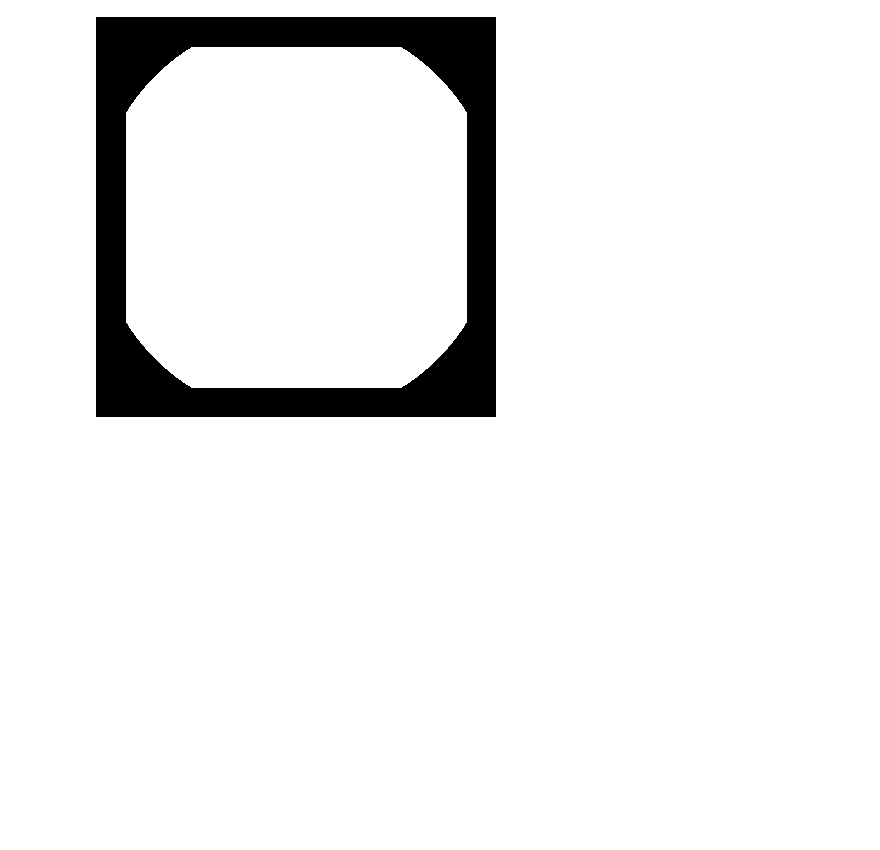
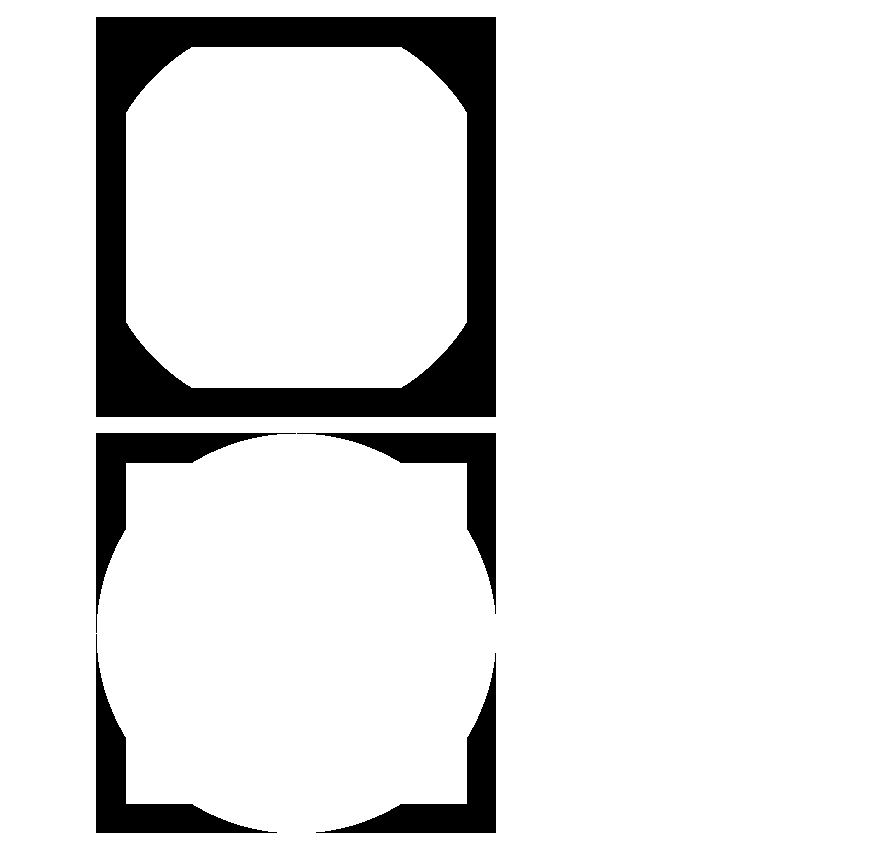
Before and after one commit to silvererudite/ML_algos_onSomeDatasets, a Jupyter notebook: openCV_tut.ipynb, the cells around one changed output. Cells and saved outputs as stored; diff of their text form; code cells hidden in the pictures; blank space fills up the shorter version.

```diff
--- a/openCV_tut.ipynb
+++ b/openCV_tut.ipynb
@@ -159,3 +159,8 @@ bitwise_and = cv.bitwise_and(rectangle, circle)
 cv2_imshow(bitwise_and)
 # %% [output]
 [figure]
+# %%
+bitwise_or = cv.bitwise_or(rectangle, circle)
+cv2_imshow(bitwise_or)
+# %% [output]
+[figure, added]
```
Also changed, not shown: parts of 3 cells of this notebook.
